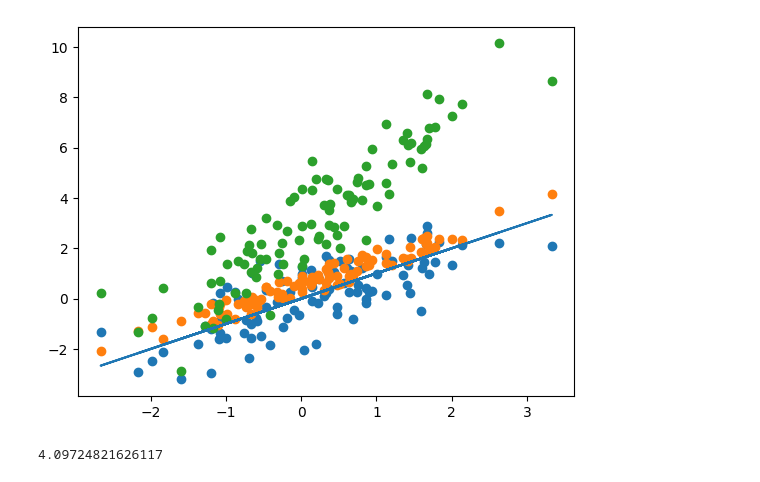
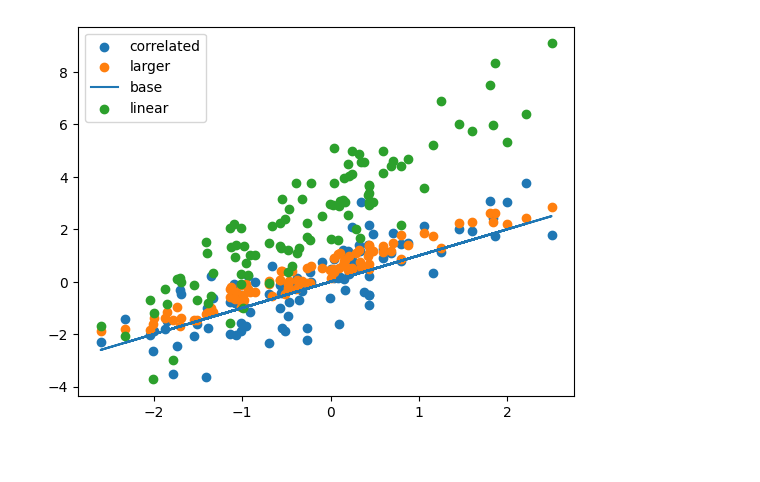
Before and after one commit to sodascience/metasyn, a Jupyter notebook: examples/constraints.ipynb, the cells around one changed output. Saved outputs shown, nothing was run; the diff lists cells and outputs as text; code cells hidden in the pictures.

```diff
--- a/examples/constraints.ipynb
+++ b/examples/constraints.ipynb
@@ -62,8 +26,0 @@ def parse_constraint(df_syn, form):
-# %%
-plt.scatter(df_syn["base"], parse_constraint(df_syn, form_correlated))
-plt.scatter(df_syn["base"], parse_constraint(df_syn, form_constrained))
-plt.scatter(df_syn["base"], parse_constraint(df_syn, form_linear))
-plt.plot(df_syn["base"], df_syn["base"])
-plt.show()
-# %% [output]
-[figure, removed]
@@ -76,4 +27,17 @@ class IfElseDistribution():
-# %%
-(ContinuousConstantDistribution(2.0) * ContinuousNormalDistribution(1, 1)).draw()
-# %% [output]
-4.09724821626117
+# %%
+builder = MetaFrameBuilder()
+builder.privacy = BasicPrivacy()
+builder.add_column("base")
+builder["base"].distribution = ContinuousNormalDistribution(0, 1)
+builder.add_column("correlated")
+builder["correlated"].distribution = ColumnReference("base") + ContinuousNormalDistribution(0, 1)
+builder.add_column("larger")
+builder["larger"].distribution = ColumnReference("base") + ContinuousUniformDistribution(0, 1)
+builder.add_column("linear")
+builder["linear"].distribution = ContinuousConstantDistribution(3.0) + ContinuousConstantDistribution(2)*ColumnReference("base") + ContinuousNormalDistribution(0, 1)
+mf = builder.fit()
+# %%
+df_syn = mf.synthesize(100)
+plot_dataframe(df_syn)
+# %% [output]
+[figure, added]
```
Also changed, not shown: parts of 7 cells of this notebook, 3 other files.
